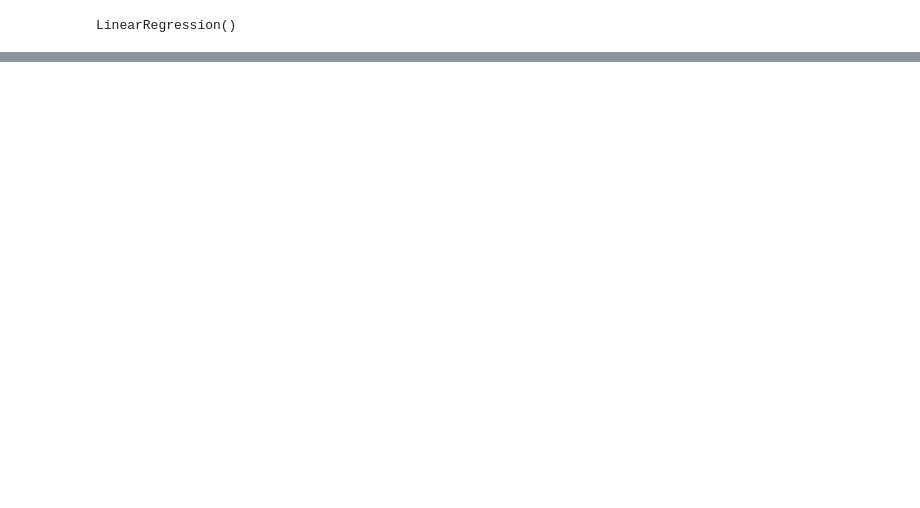
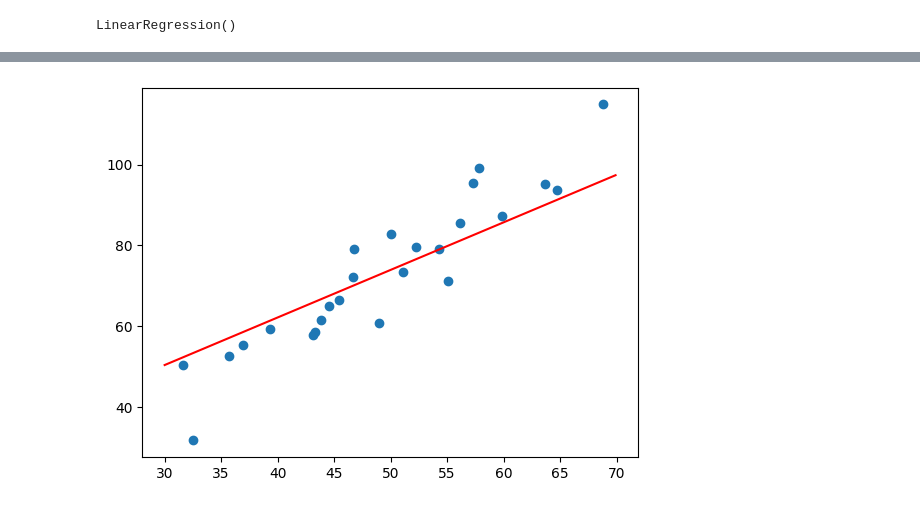
Before and after one commit to Siddharthjain468/Machine-learning, a Jupyter notebook: Linear regression/dummy_data_LR(linear regression)_my code.ipynb, the cells around one changed output, grey strips where cells are left out. Saved outputs shown, nothing was run; the diff lists cells and outputs as text; code cells hidden in the pictures; blank space fills up the shorter version.

Commit message:
Update dummy_data_LR(linear regression)_my code.ipynb
Added one more graph

```diff
--- a/Linear regression/dummy_data_LR(linear regression)_my code.ipynb
+++ b/Linear regression/dummy_data_LR(linear regression)_my code.ipynb
@@ -36,0 +36,6 @@ plt.show()
+# %%
+plt.plot(x_line, y_line, 'r')
+plt.scatter(x_test, y_test)
+plt.show()
+# %% [output]
+[figure, added]
```
Also changed, not shown: parts of 2 cells of this notebook.
